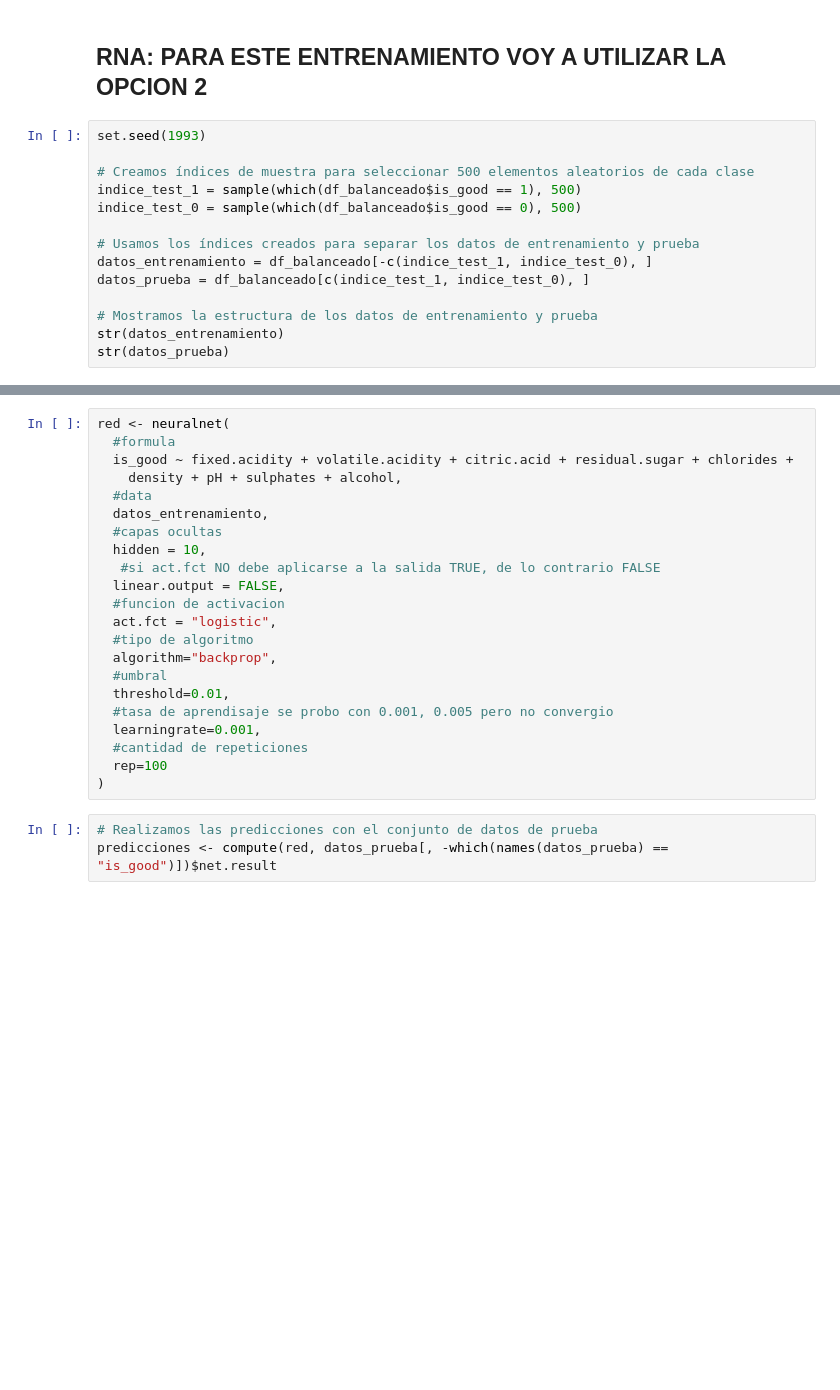
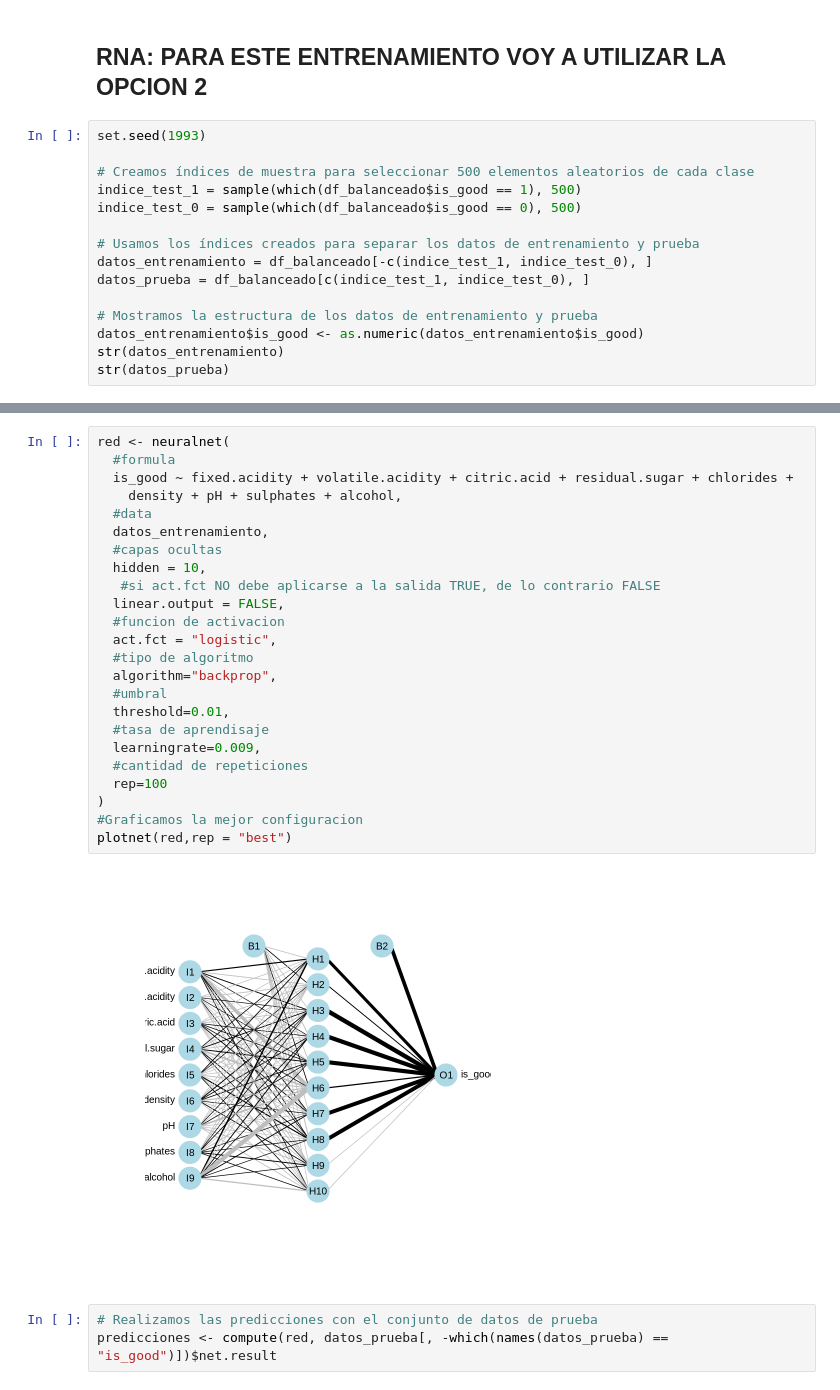
Before and after one commit to GuariJuan/FIA-TPI, a Jupyter notebook: FIA2023_TPI_GUARI_JUAN_PABLO.ipynb, the cells around one changed output, grey strips where cells are left out. Cells and saved outputs as stored; diff of their text form; blank space fills up the shorter version.

```diff
--- a/FIA2023_TPI_GUARI_JUAN_PABLO.ipynb
+++ b/FIA2023_TPI_GUARI_JUAN_PABLO.ipynb
@@ -696,6 +697,7 @@ datos_entrenamiento = df_balanceado[-c(indice_test_1, indice_test_0), ]
 datos_prueba = df_balanceado[c(indice_test_1, indice_test_0), ]
 
 # Mostramos la estructura de los datos de entrenamiento y prueba
+datos_entrenamiento$is_good <- as.numeric(datos_entrenamiento$is_good)
 str(datos_entrenamiento)
 str(datos_prueba)
 # %% [output]
@@ -719,25 +721,29 @@ str(datos_prueba)
 # %%
 red <- neuralnet(
   #formula
   is_good ~ fixed.acidity + volatile.acidity + citric.acid + residual.sugar + chlorides +
     density + pH + sulphates + alcohol,
   #data
   datos_entrenamiento,
   #capas ocultas
   hidden = 10,
    #si act.fct NO debe aplicarse a la salida TRUE, de lo contrario FALSE
   linear.output = FALSE,
   #funcion de activacion
   act.fct = "logistic",
   #tipo de algoritmo
   algorithm="backprop",
   #umbral
   threshold=0.01,
-  #tasa de aprendisaje se probo con 0.001, 0.005 pero no convergio
-  learningrate=0.001,
+  #tasa de aprendisaje
+  learningrate=0.009,
   #cantidad de repeticiones
   rep=100
 )
+#Graficamos la mejor configuracion
+plotnet(red,rep = "best")
+# %% [output]
+[figure, added]
 # %%
 # Realizamos las predicciones con el conjunto de datos de prueba
 predicciones <- compute(red, datos_prueba[, -which(names(datos_prueba) == "is_good")])$net.result
```
Also changed, not shown: parts of 8 cells of this notebook.
